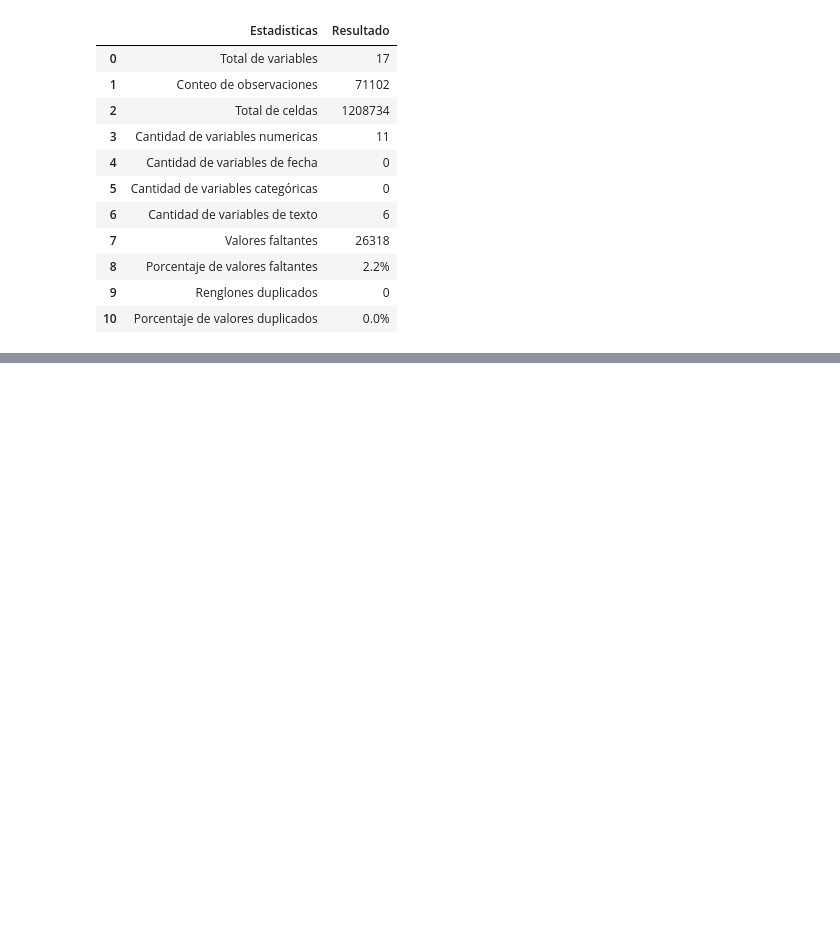
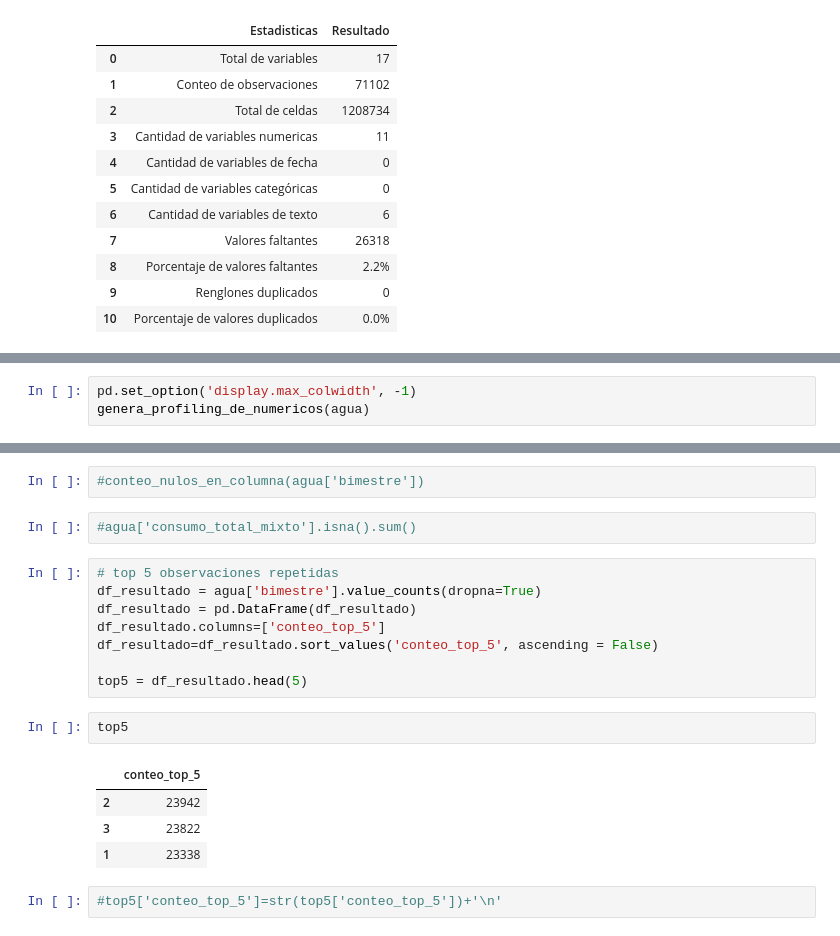
Before and after one commit to rafaelortegar/ids_t2_equipo, a Jupyter notebook: notebooks/perfilamiento_propio.ipynb, the cells around one changed output, grey strips where cells are left out. Drawn from its saved outputs; the diff is of its cells as text; blank space fills up the shorter version.

```diff
--- a/notebooks/perfilamiento_propio.ipynb
+++ b/notebooks/perfilamiento_propio.ipynb
@@ -119,0 +368,3 @@ Hay 5 columnas que tienen NA's.
+# %%
+pd.set_option('display.max_colwidth', -1)
+genera_profiling_de_numericos(agua)
@@ -119,0 +420,21 @@ Hay 5 columnas que tienen NA's.
+# %%
+#conteo_nulos_en_columna(agua['bimestre'])
+# %%
+#agua['consumo_total_mixto'].isna().sum()
+# %%
+# top 5 observaciones repetidas
+df_resultado = agua['bimestre'].value_counts(dropna=True)
+df_resultado = pd.DataFrame(df_resultado)
+df_resultado.columns=['conteo_top_5']
+df_resultado=df_resultado.sort_values('conteo_top_5', ascending = False)
+
+top5 = df_resultado.head(5)
+# %%
+top5
+# %% [output]
+|  | conteo_top_5 |
+| 2 | 23942 |
+| 3 | 23822 |
+| 1 | 23338 |
+# %%
+#top5['conteo_top_5']=str(top5['conteo_top_5'])+'\n'
```
Also changed, not shown: parts of 25 cells of this notebook.
